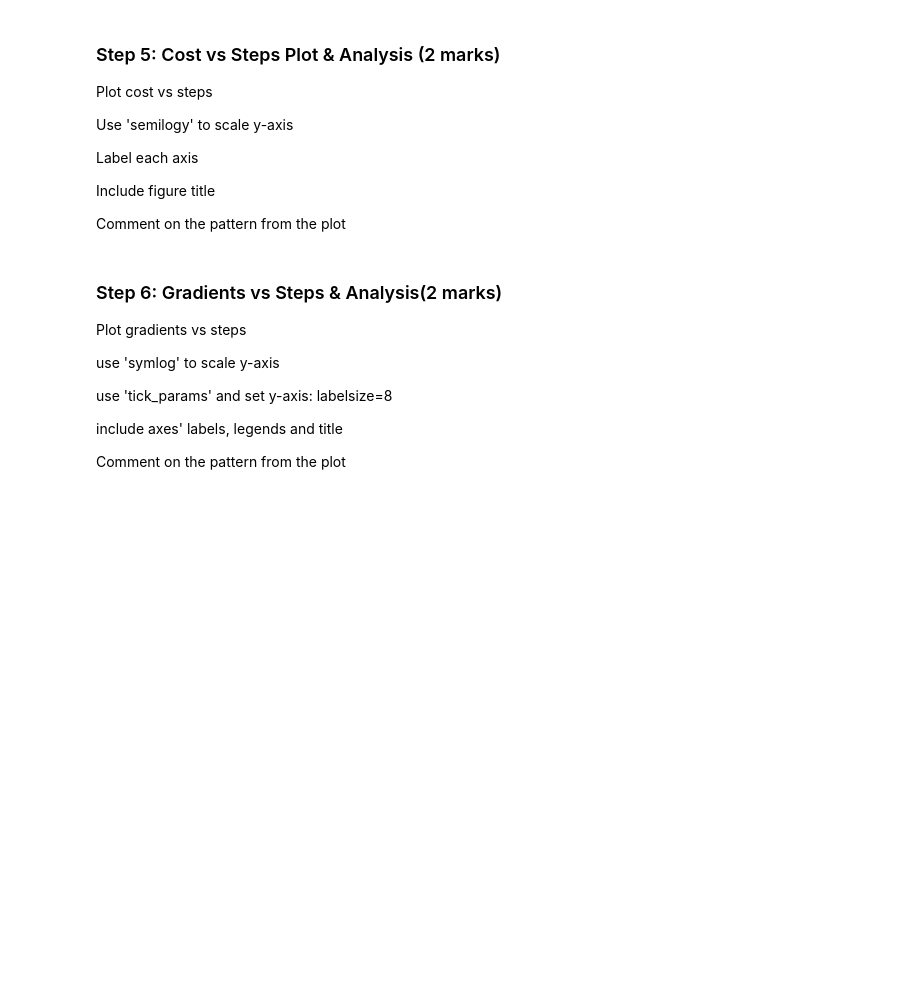
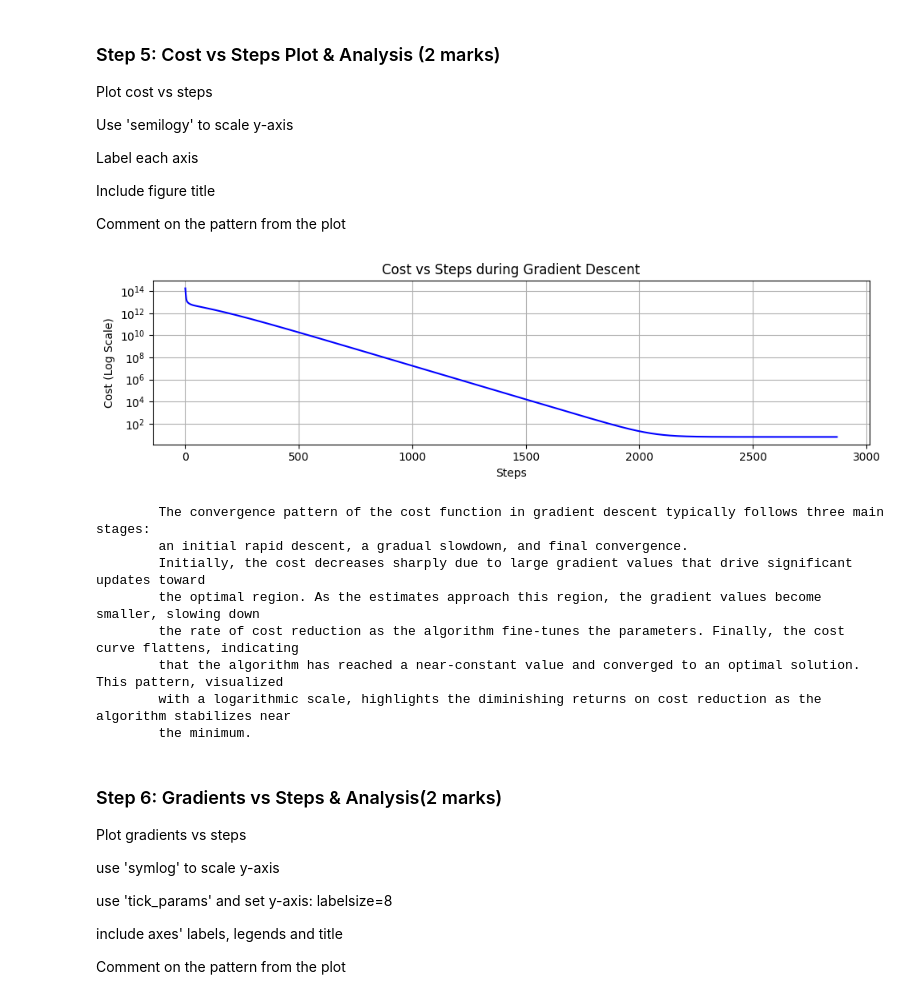
Before and after one commit to rbawah/engg680_2024_fall_group7, a Jupyter notebook: Lab_Assignment3/Assignment3.ipynb, the cells around one changed output. Drawn from its saved outputs; the diff is of its cells as text; code cells hidden in the pictures; blank space fills up the shorter version.

```diff
--- a/Lab_Assignment3/Assignment3.ipynb
+++ b/Lab_Assignment3/Assignment3.ipynb
@@ -54,8 +54,8 @@ import pandas as pd
 # %% [markdown]
 Step 0.2: Read and parse data files
 # %%
-df_pseudorange = pd.read_excel('C:/pseudoranges1.xlsx')
-df_sat_pos = pd.read_excel('C:/satellite_position1.xlsx')
+df_pseudorange = pd.read_excel('pseudoranges1.xlsx')
+df_sat_pos = pd.read_excel('satellite_position1.xlsx')
 
 pseudorange = df_pseudorange['P'].to_numpy()
 sat_pos =df_sat_pos[['x','y','z']].to_numpy()
@@ -109,16 +126,3 @@ The function returns a 1D numpy array that contains 4 elements.
 
 
 Call euclidean_norm function to calculate geometric distance.
-# %%
-# Gradient of the cost function with respect to the unknowns (x_r, y_r, z_r, cdT)
-def gradient(r_pos, cdT, s_pos, pseudorange):
-   predicted_pseudoranges = euclidean_norm(r_pos, s_pos) + cdT
-   residuals = pseudorange - predicted_pseudoranges
-   distances = euclidean_norm(r_pos, s_pos)
-   epsilon = 1e-10
-   partial_x = -np.sum(residuals * (r_pos[0] - s_pos[:, 0]) / (distances + epsilon))
-   partial_y = -np.sum(residuals * (r_pos[1] - s_pos[:, 1]) / (distances + epsilon))
-   partial_z = -np.sum(residuals * (r_pos[2] - s_pos[:, 2]) / (distances + epsilon))
-   partial_cdT = -np.sum(residuals)
-   grad = np.array([partial_x, partial_y, partial_z, partial_cdT])
-   return grad
@@ -240,3 +366,36 @@ plt.show()
+# %%
+fig, ax = plt.subplots(nrows=1, ncols=1, figsize=(10, 3))
+ax.semilogy(arr_cost, color="blue")
+ax.set_xlabel("Steps")
+ax.set_ylabel("Cost (Log Scale)")
+ax.set_title("Cost vs Steps during Gradient Descent")
+ax.grid(True)
+fig.tight_layout()
+plt.show()
+
+# Comment on the pattern
+print(
+    """
+        The convergence pattern of the cost function in gradient descent typically follows three main stages:
+        an initial rapid descent, a gradual slowdown, and final convergence.
+        Initially, the cost decreases sharply due to large gradient values that drive significant updates toward
+        the optimal region. As the estimates approach this region, the gradient values become smaller, slowing down
+        the rate of cost reduction as the algorithm fine-tunes the parameters. Finally, the cost curve flattens, indicating
+        that the algorithm has reached a near-constant value and converged to an optimal solution. This pattern, visualized
+        with a logarithmic scale, highlights the diminishing returns on cost reduction as the algorithm stabilizes near
+        the minimum.
+    """
+)
+# %% [output]
+[figure, added]
+        The convergence pattern of the cost function in gradient descent typically follows three main stages:
+        an initial rapid descent, a gradual slowdown, and final convergence.
+        Initially, the cost decreases sharply due to large gradient values that drive significant updates toward
+        the optimal region. As the estimates approach this region, the gradient values become smaller, slowing down
+        the rate of cost reduction as the algorithm fine-tunes the parameters. Finally, the cost curve flattens, indicating
+        that the algorithm has reached a near-constant value and converged to an optimal solution. This pattern, visualized
+        with a logarithmic scale, highlights the diminishing returns on cost reduction as the algorithm stabilizes near
+        the minimum.
 # %% [markdown]
 ### Step 6: Gradients vs Steps & Analysis(2 marks)
 Plot gradients vs steps
```
Also changed, not shown: parts of 30 cells of this notebook.
